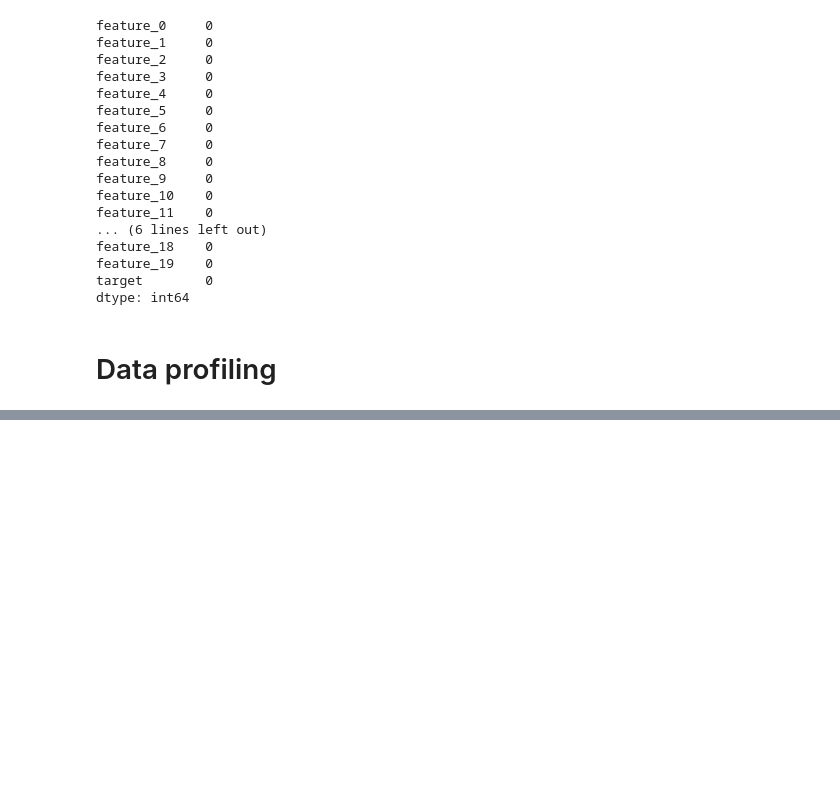
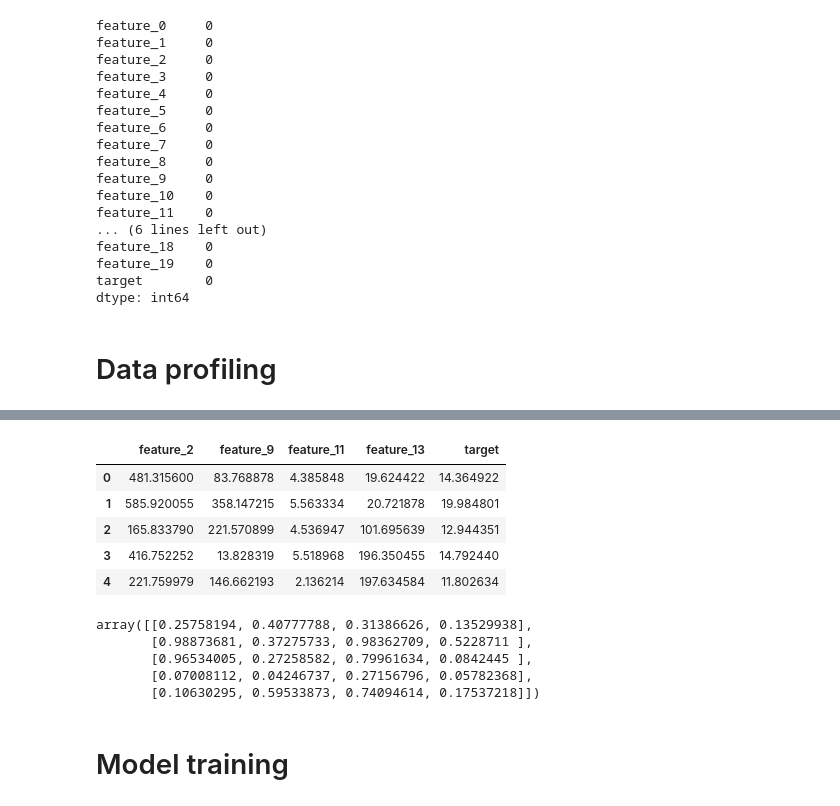
Before and after one commit to calzateu/multivariate-regression, a Jupyter notebook: notebooks/eda.ipynb, the cells around one changed output, grey strips where cells are left out. Saved outputs shown, nothing was run; the diff lists cells and outputs as text; code cells hidden in the pictures; blank space fills up the shorter version.

```diff
--- a/notebooks/eda.ipynb
+++ b/notebooks/eda.ipynb
@@ -82,0 +116,18 @@ profile.to_file("multivariate-regression-report.html")
+# %%
+relevant_features = ["feature_2", "feature_9", "feature_11", "feature_13"]
+target = "target"
+
+train_df = df[relevant_features + [target]]
+
+# no null values found, so we don't need to remove them
+
+# No outliers found, so we don't need to remove them
+
+train_df.head()
+# %% [output]
+|  | feature_2 | feature_9 | feature_11 | feature_13 | target |
+| 0 | 481.315600 | 83.768878 | 4.385848 | 19.624422 | 14.364922 |
+| 1 | 585.920055 | 358.147215 | 5.563334 | 20.721878 | 19.984801 |
+| 2 | 165.833790 | 221.570899 | 4.536947 | 101.695639 | 12.944351 |
+| 3 | 416.752252 | 13.828319 | 5.518968 | 196.350455 | 14.792440 |
+| 4 | 221.759979 | 146.662193 | 2.136214 | 197.634584 | 11.802634 |
@@ -82,0 +141,10 @@ profile.to_file("multivariate-regression-report.html")
+# %%
+X_train_scaled[:5]
+# %% [output]
+array([[0.25758194, 0.40777788, 0.31386626, 0.13529938],
+       [0.98873681, 0.37275733, 0.98362709, 0.5228711 ],
+       [0.96534005, 0.27258582, 0.79961634, 0.0842445 ],
+       [0.07008112, 0.04246737, 0.27156796, 0.05782368],
+       [0.10630295, 0.59533873, 0.74094614, 0.17537218]])
+# %% [markdown]
+# Model training
```
Also changed, not shown: parts of 8 cells of this notebook, 1 other file.
